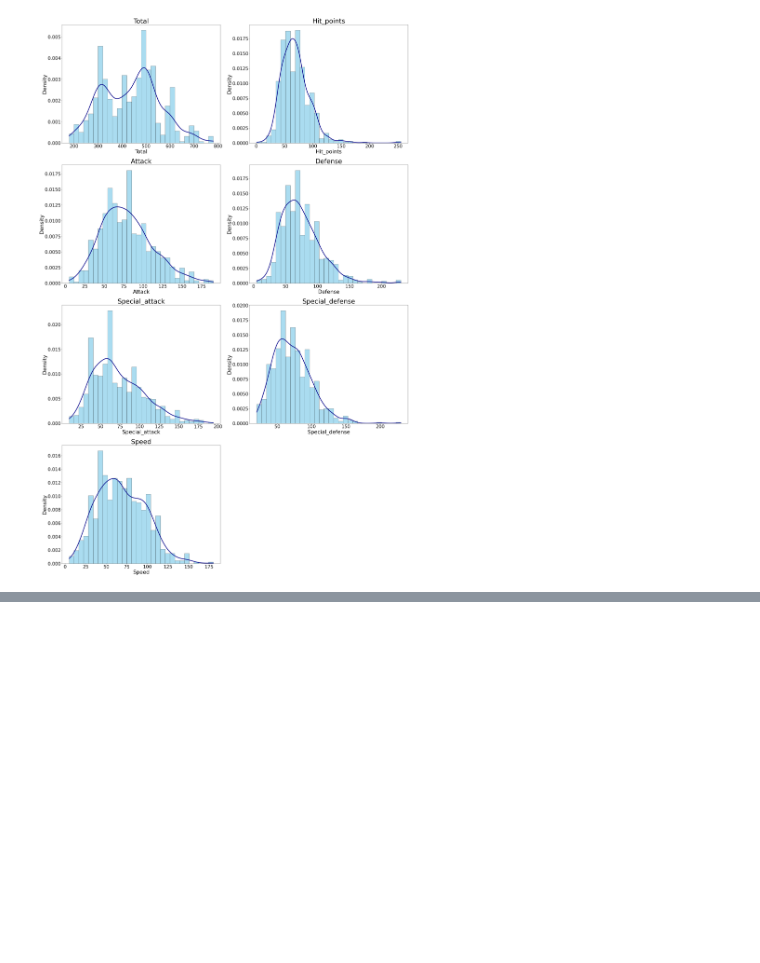
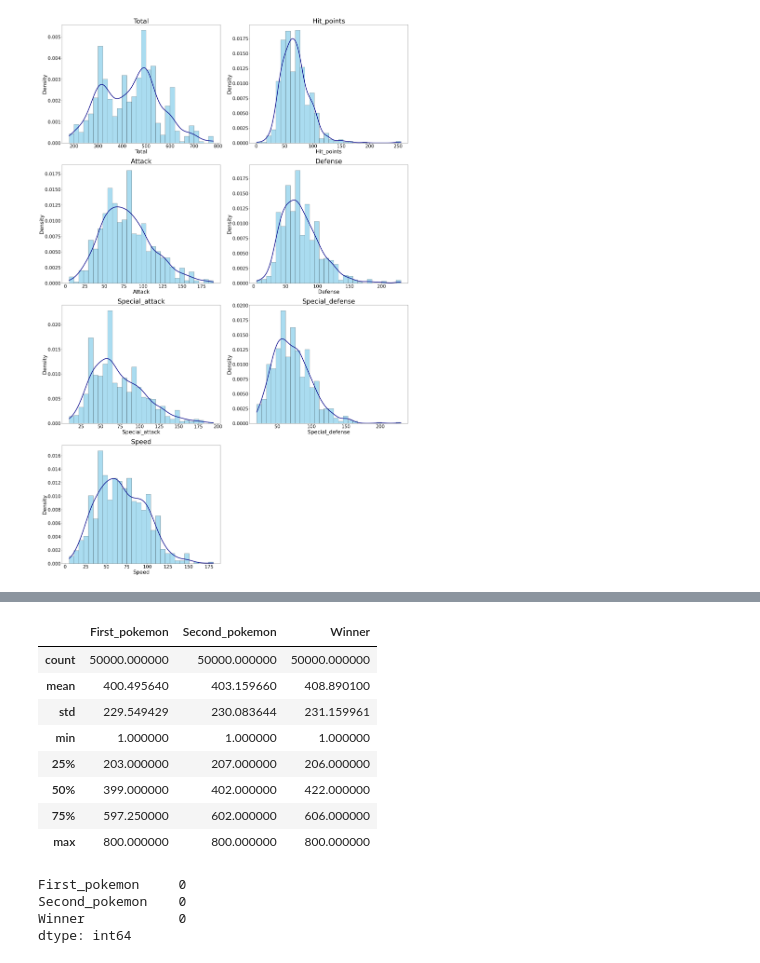
Before and after one commit to DaniDL346/Pokemon_Catch_Them_All, a Jupyter notebook: jupyter_notebooks/ETL.ipynb, the cells around one changed output, grey strips where cells are left out. Cells and saved outputs as stored; diff of their text form; code cells hidden in the pictures; blank space fills up the shorter version.

Commit message:
investigation into second dataset using ETL methods, printed duplicate rows

```diff
--- a/jupyter_notebooks/Notebook_Template.ipynb
+++ b/jupyter_notebooks/ETL.ipynb
@@ -103,7 +103,7 @@ Loading Pokemon dataset
 # this dataset will be used to train the model, it provides information on which pokemon won against which
 # I intend to use it and join the tables in the end
 print("Loading Combats dataset")
-df_combats = pd.read_csv('../Dataset/raw/combats.csv')
+df_combats = pd.read_csv('Dataset/raw/combats.csv')
 df_combats
 # %% [output]
 Loading Combats dataset
@@ -511,0 +540,22 @@ plt.show()
+# %%
+df_combats.describe(include=[np.number])
+# %% [output]
+|  | First_pokemon | Second_pokemon | Winner |
+| count | 50000.000000 | 50000.000000 | 50000.000000 |
+| mean | 400.495640 | 403.159660 | 408.890100 |
+| std | 229.549429 | 230.083644 | 231.159961 |
+| min | 1.000000 | 1.000000 | 1.000000 |
+| 25% | 203.000000 | 207.000000 | 206.000000 |
+| 50% | 399.000000 | 402.000000 | 422.000000 |
+| 75% | 597.250000 | 602.000000 | 606.000000 |
+| max | 800.000000 | 800.000000 | 800.000000 |
+# %%
+# Check total null valuesif values in dataframe
+df_combats.isnull()
+df_combats.isnull().sum()
+# no null values existing
+# %% [output]
+First_pokemon     0
+Second_pokemon    0
+Winner            0
+dtype: int64
```
Also changed, not shown: parts of 5 cells of this notebook.
